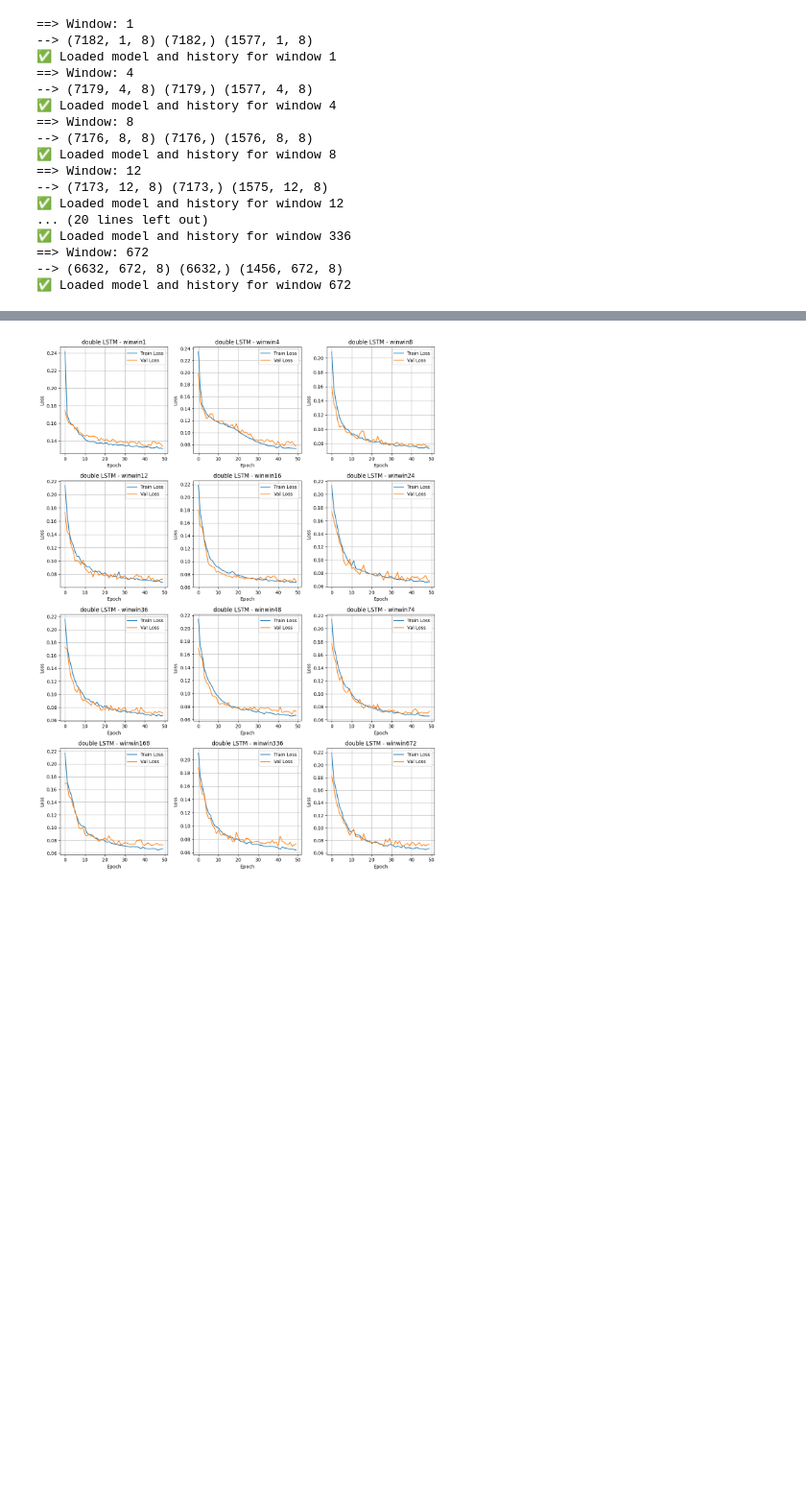
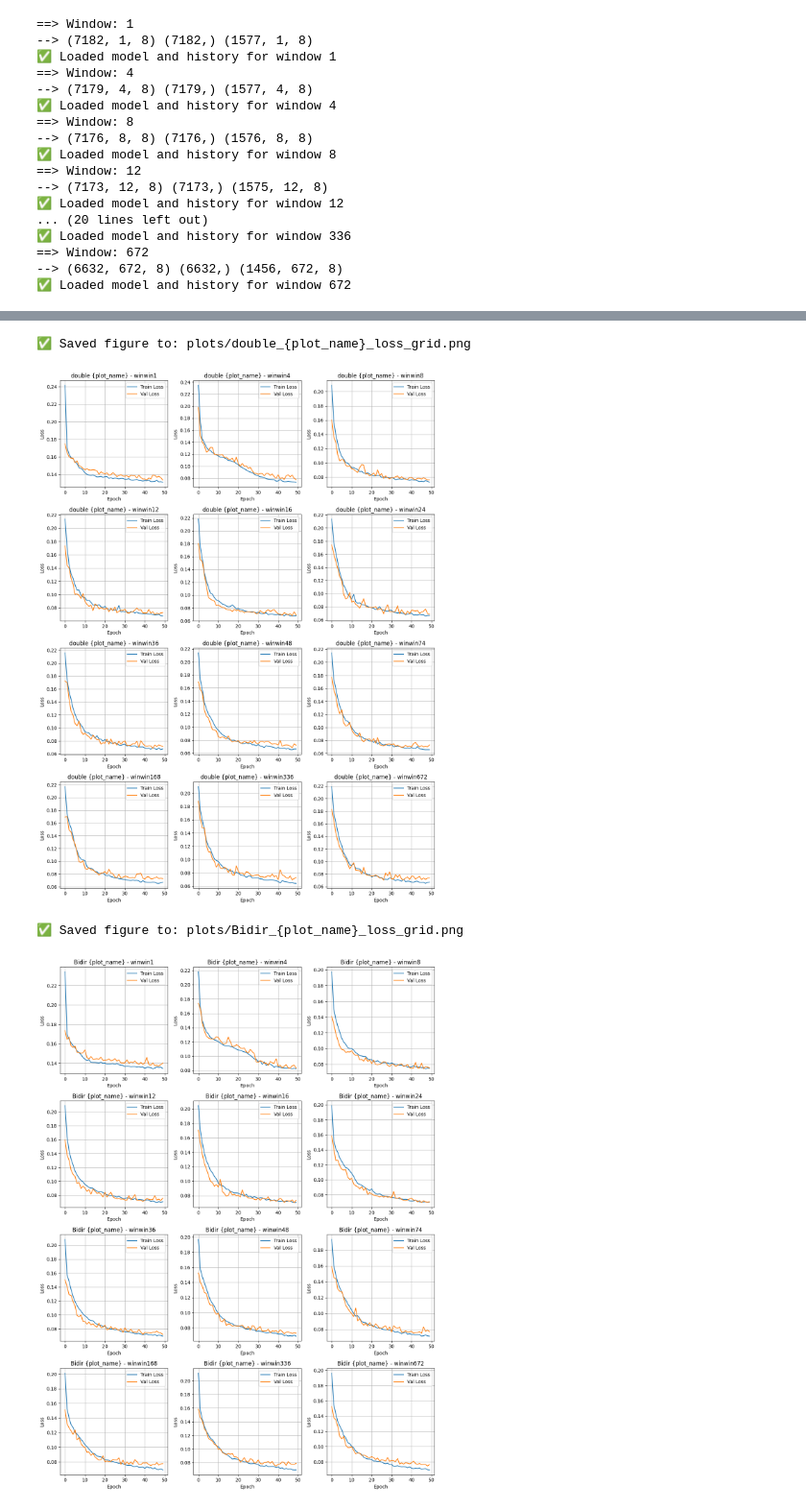
Before and after one commit to Dinith132/steel-industry-energy-consumption, a Jupyter notebook: wout_down/4.Eve/train_log_all.ipynb, the cells around one changed output, grey strips where cells are left out. Shown at 96% size. Drawn from its saved outputs; the diff is of its cells as text; code cells hidden in the pictures; blank space fills up the shorter version.

```diff
--- a/wout_down/4.Eve/train_log_all.ipynb
+++ b/wout_down/4.Eve/train_log_all.ipynb
@@ -302,6 +328,10 @@ plot_histories_subplot(single_models, "Single (log)")
 # %%
-plot_histories_subplot(double_models, "double (log)")
+plot_histories_subplot(double_models, f"Double {plot_name}")
 # %% [output]
+✅ Saved figure to: plots/double_{plot_name}_loss_grid.png
-[figure, old version]
+[figure, new version]
 # %%
-plot_histories_subplot(bidir_models, "bidir (log)")
+plot_histories_subplot(bidir_models, f"Bidir {plot_name}")
+# %% [output]
+✅ Saved figure to: plots/Bidir_{plot_name}_loss_grid.png
+[figure, added]
```
Also changed, not shown: parts of 15 cells of this notebook, 2 other files.
